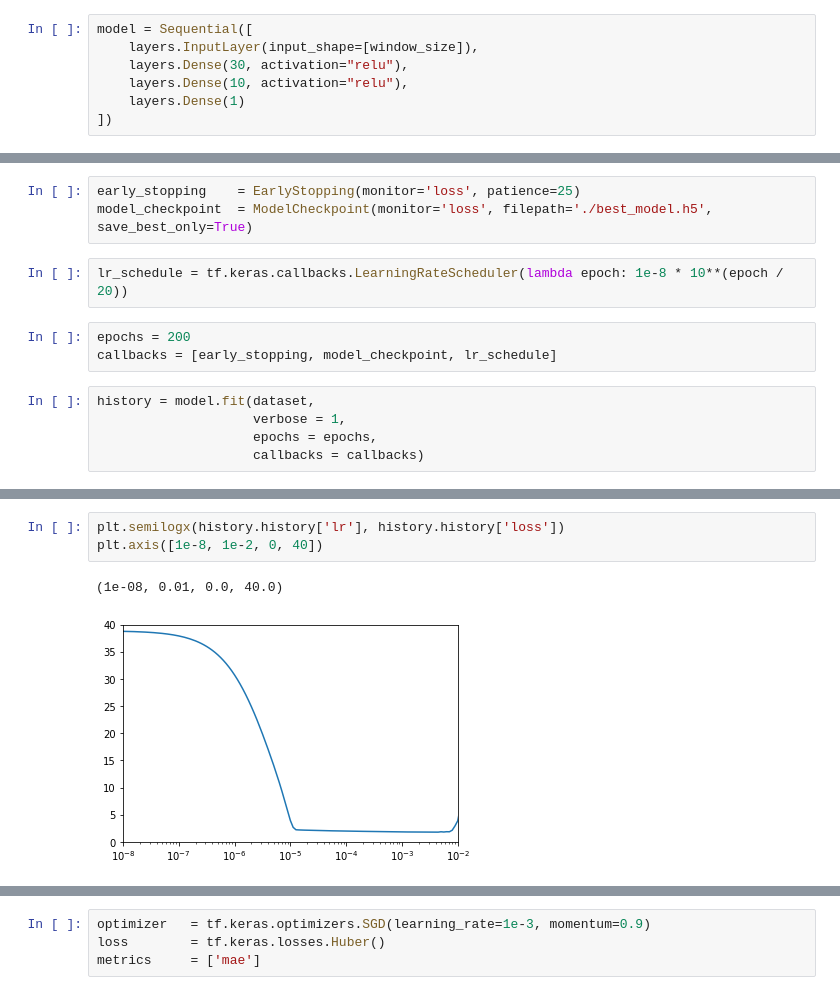
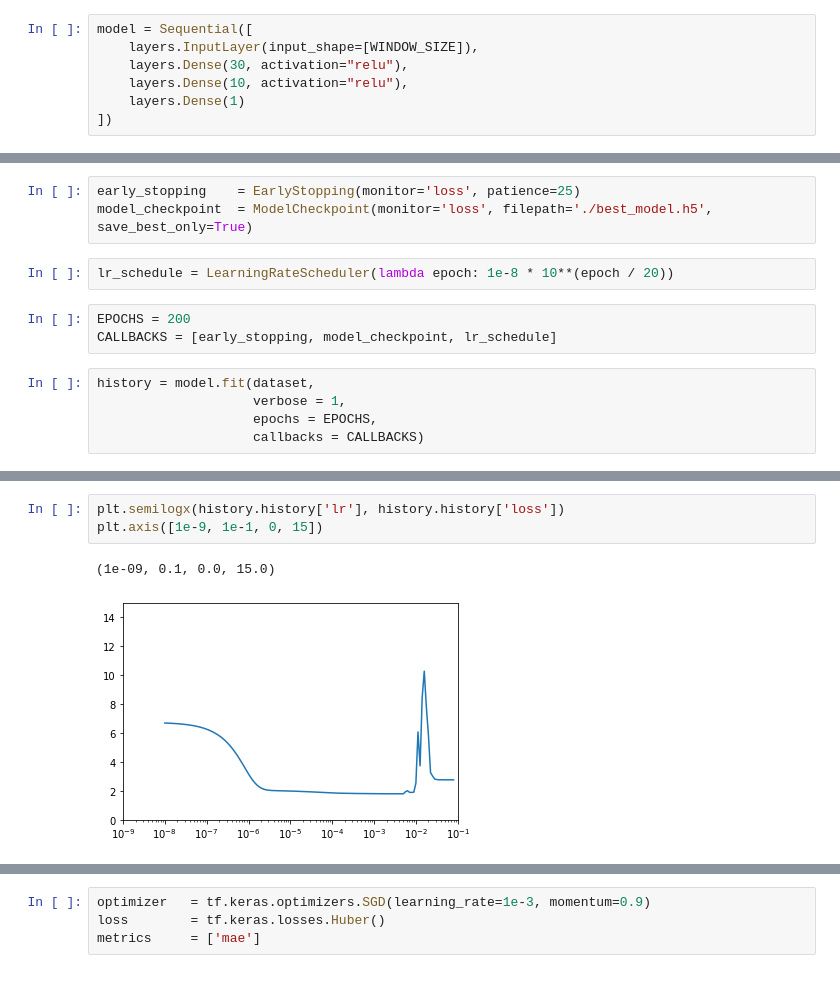
Before and after one commit to hrisav/tensorflow-developer, a Jupyter notebook: C4_Sequences_Time Series_Prediction/D_Week_4.ipynb, the cells around one changed output, grey strips where cells are left out. Drawn from its saved outputs; the diff is of its cells as text.

```diff
--- a/C4_Sequences_Time Series_Prediction/D_Week_4.ipynb
+++ b/C4_Sequences_Time Series_Prediction/D_Week_4.ipynb
@@ -1295,6 +1289,6 @@ dataset = windowed_dataset(x_train, window_size, batch_size, shuffle_buffer_size
 # %%
 model = Sequential([
-    layers.InputLayer(input_shape=[window_size]),
+    layers.InputLayer(input_shape=[WINDOW_SIZE]),
     layers.Dense(30, activation="relu"),
     layers.Dense(10, activation="relu"),
     layers.Dense(1)
@@ -1328,14 +1323,14 @@ model.compile(optimizer=optimizer,
 early_stopping    = EarlyStopping(monitor='loss', patience=25)
 model_checkpoint  = ModelCheckpoint(monitor='loss', filepath='./best_model.h5', save_best_only=True)
 # %%
-lr_schedule = tf.keras.callbacks.LearningRateScheduler(lambda epoch: 1e-8 * 10**(epoch / 20))
+lr_schedule = LearningRateScheduler(lambda epoch: 1e-8 * 10**(epoch / 20))
 # %%
-epochs = 200
-callbacks = [early_stopping, model_checkpoint, lr_schedule]
+EPOCHS = 200
+CALLBACKS = [early_stopping, model_checkpoint, lr_schedule]
 # %%
 history = model.fit(dataset,
                     verbose = 1,
-                    epochs = epochs,
-                    callbacks = callbacks)
+                    epochs = EPOCHS,
+                    callbacks = CALLBACKS)
 # %% [output]
 Epoch 1/200
@@ -1358,9 +1353,9 @@ Epoch 139/200
 # %%
 plt.semilogx(history.history['lr'], history.history['loss'])
-plt.axis([1e-8, 1e-2, 0, 40])
+plt.axis([1e-9, 1e-1, 0, 15])
 # %% [output]
-(1e-08, 0.01, 0.0, 40.0)
+(1e-09, 0.1, 0.0, 15.0)
-[figure, old version]
+[figure, new version]
 # %%
 history.history
 # %% [output]
```
Also changed, not shown: parts of 91 cells of this notebook.
